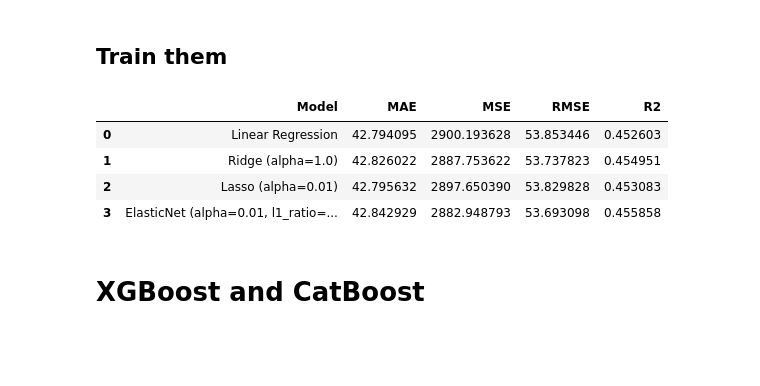
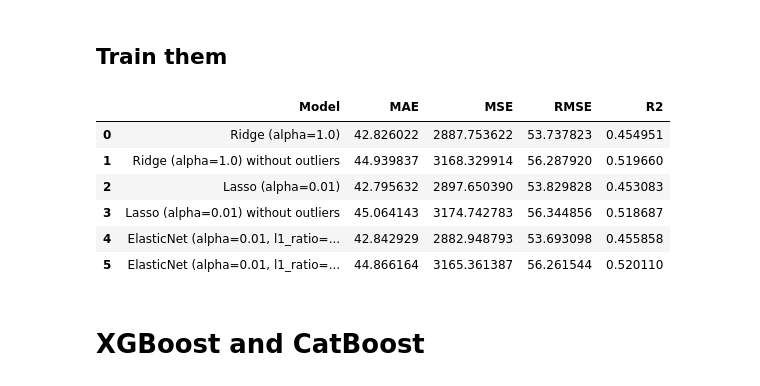
Before and after one commit to kyojin22/diabetes, a Jupyter notebook: notebooks/data_preproccessing_and_model_training.ipynb, the cells around one changed output. Drawn from its saved outputs; the diff is of its cells as text; code cells hidden in the pictures; blank space fills up the shorter version.

```diff
--- a/notebooks/model_training.ipynb
+++ b/notebooks/data_preproccessing_and_model_training.ipynb
@@ -342,0 +318,10 @@ After IQR outlier removal: 411
+# %%
+target = "Y"
+
+X = df_iqr_clean.drop(target, axis=1)
+y = df_iqr_clean[target]
+test_size=0.2
+random_state=42
+
+X_train_without_outliers, X_test_without_outliers, y_train_without_outliers, y_test_without_outliers = train_test_split(X, y, test_size=test_size, random_state=random_state)
+print('Train size:', X_train_without_outliers.shape, '| Test size:', X_test_without_outliers.shape)
@@ -380,37 +384,48 @@ from sklearn.linear_model import Ridge, Lasso, ElasticNet
 # %%
 results_lin = []
 
-# 1. Linear Regression
-lr_lin = LinearRegression()
-lr_lin.fit(X_train_scaled, y_train)
-pred_lr_lin = lr_lin.predict(X_test_scaled)
-results_lin.append(eval_model("Linear Regression", y_test, pred_lr_lin))
-
-# 2. Ridge
+# Ridge with and without outliers
 ridge = Ridge(alpha=1.0, random_state=42)
 ridge.fit(X_train_scaled, y_train)
 pred_ridge = ridge.predict(X_test_scaled)
 results_lin.append(eval_model("Ridge (alpha=1.0)", y_test, pred_ridge))
 
-# 3. Lasso
+ridge_iqr = Ridge(alpha=1.0, random_state=42)
+ridge_iqr.fit(X_train_without_outliers, y_train_without_outliers)
+pred_ridge_iqr = ridge_iqr.predict(X_test_without_outliers)
+results_lin.append(eval_model("Ridge (alpha=1.0) without outliers", y_test_without_outliers, pred_ridge_iqr))
+
+# Lasso with and without outliers
 lasso = Lasso(alpha=0.01, max_iter=10000, random_state=42)
 lasso.fit(X_train_scaled, y_train)
 pred_lasso = lasso.predict(X_test_scaled)
 results_lin.append(eval_model("Lasso (alpha=0.01)", y_test, pred_lasso))
 
-# 4. ElasticNet
+lasso_iqr = Lasso(alpha=0.01, max_iter=10000, random_state=42)
+lasso_iqr.fit(X_train_without_outliers, y_train_without_outliers)
+pred_lasso_iqr = lasso_iqr.predict(X_test_without_outliers)
+results_lin.append(eval_model("Lasso (alpha=0.01) without outliers", y_test_without_outliers, pred_lasso_iqr))
+
+# ElasticNet with and without outliers
 elastic = ElasticNet(alpha=0.01, l1_ratio=0.5, max_iter=10000, random_state=42)
 elastic.fit(X_train_scaled, y_train)
 pred_elastic = elastic.predict(X_test_scaled)
 results_lin.append(eval_model("ElasticNet (alpha=0.01, l1_ratio=0.5)", y_test, pred_elastic))
 
+elastic_iqr = ElasticNet(alpha=0.01, l1_ratio=0.5, max_iter=10000, random_state=42)
+elastic_iqr.fit(X_train_without_outliers, y_train_without_outliers)
+pred_elastic_iqr = elastic_iqr.predict(X_test_without_outliers)
+results_lin.append(eval_model("ElasticNet (alpha=0.01, l1_ratio=0.5) without outliers", y_test_without_outliers, pred_elastic_iqr))
+
 pd.DataFrame(results_lin)
 # %% [output]
 |  | Model | MAE | MSE | RMSE | R2 |
-| 0 | Linear Regression | 42.794095 | 2900.193628 | 53.853446 | 0.452603 |
-| 1 | Ridge (alpha=1.0) | 42.826022 | 2887.753622 | 53.737823 | 0.454951 |
+| 0 | Ridge (alpha=1.0) | 42.826022 | 2887.753622 | 53.737823 | 0.454951 |
+| 1 | Ridge (alpha=1.0) without outliers | 44.939837 | 3168.329914 | 56.287920 | 0.519660 |
 | 2 | Lasso (alpha=0.01) | 42.795632 | 2897.650390 | 53.829828 | 0.453083 |
-| 3 | ElasticNet (alpha=0.01, l1_ratio=... | 42.842929 | 2882.948793 | 53.693098 | 0.455858 |
+| 3 | Lasso (alpha=0.01) without outliers | 45.064143 | 3174.742783 | 56.344856 | 0.518687 |
+| 4 | ElasticNet (alpha=0.01, l1_ratio=... | 42.842929 | 2882.948793 | 53.693098 | 0.455858 |
+| 5 | ElasticNet (alpha=0.01, l1_ratio=... | 44.866164 | 3165.361387 | 56.261544 | 0.520110 |
 # %% [markdown]
 # XGBoost and CatBoost
 # %% [markdown]
```
Also changed, not shown: parts of 23 cells of this notebook, 1 other file.
